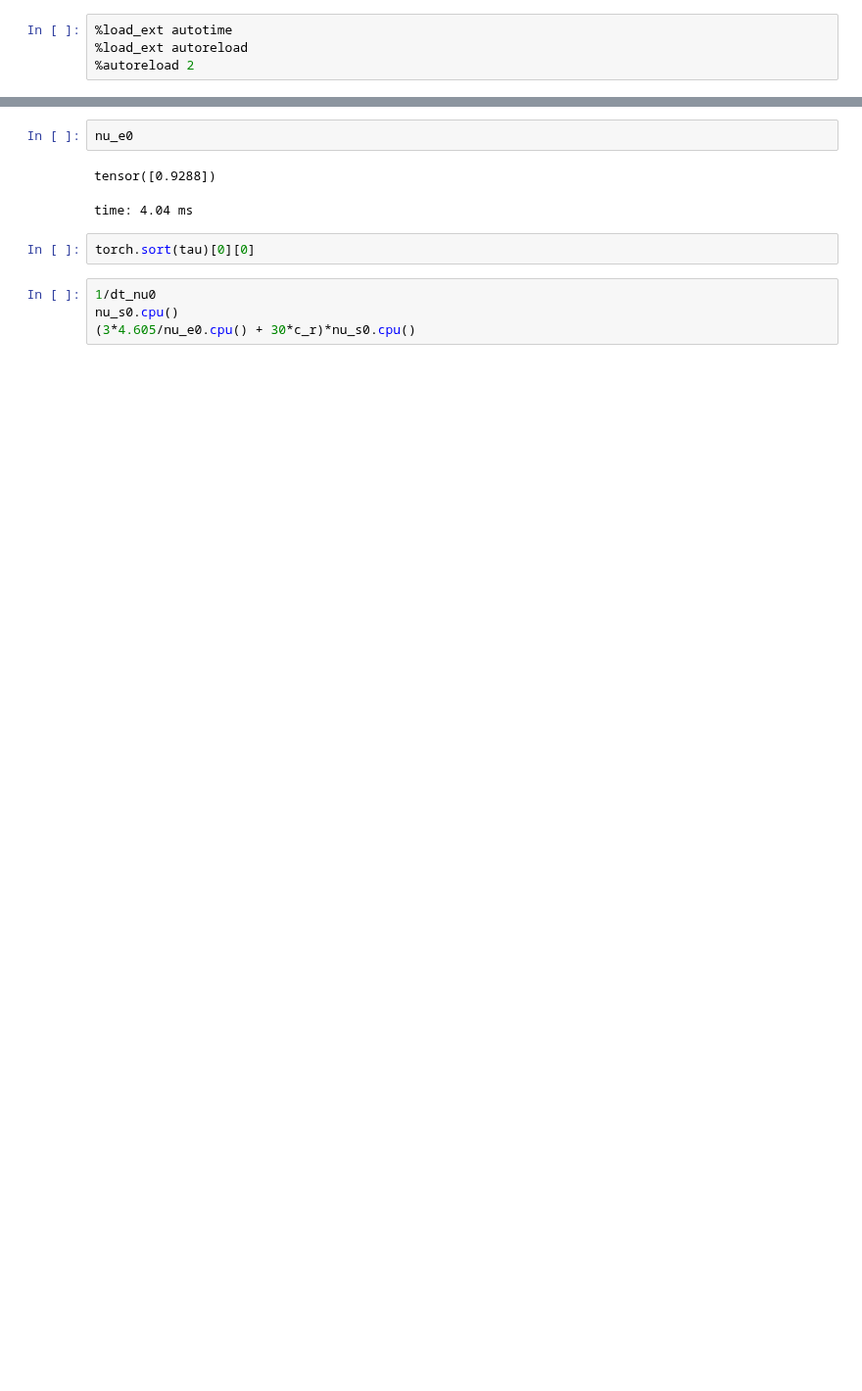
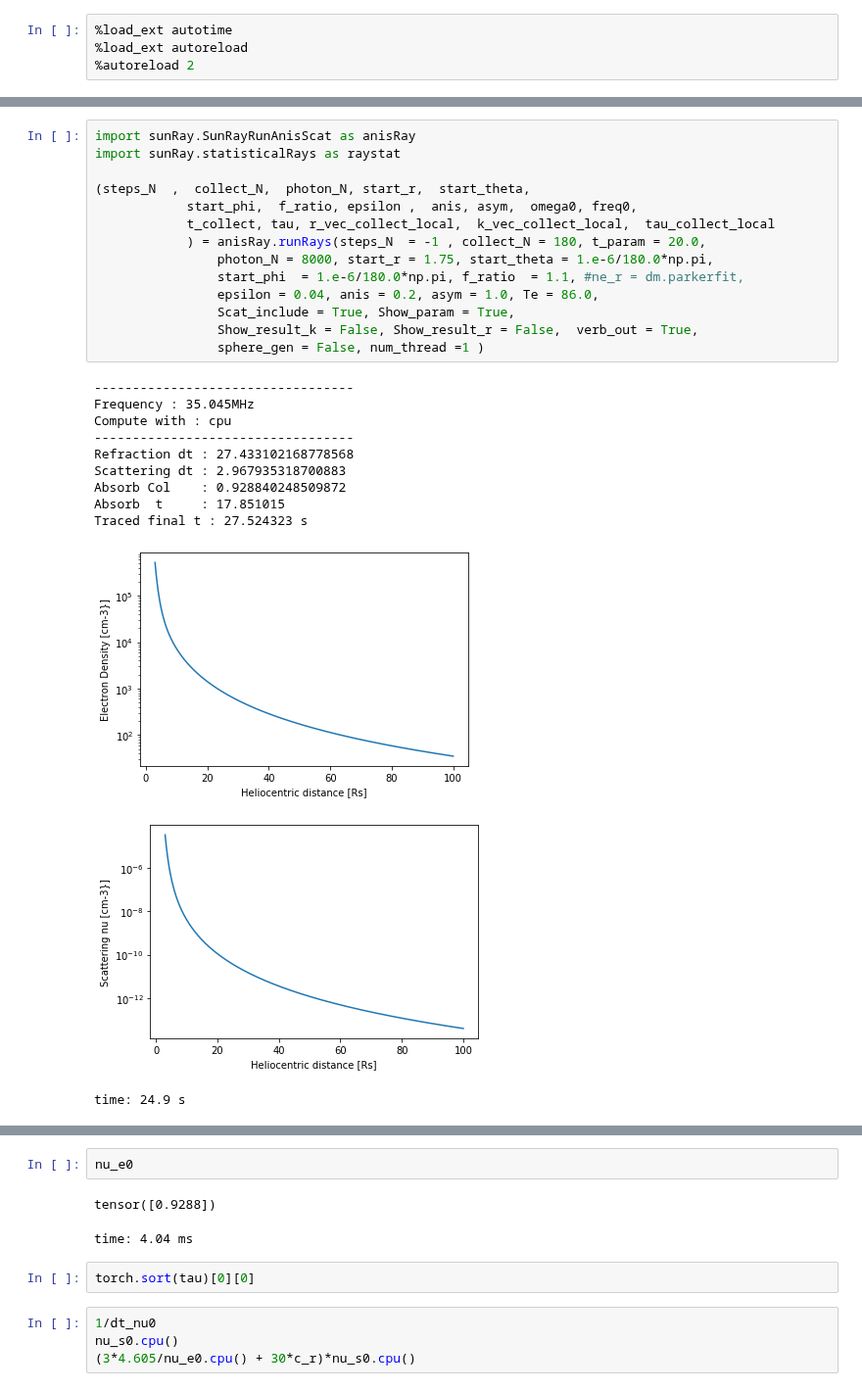
Before and after one commit to peijin94/SunRay, a Jupyter notebook: ray_scat_test.ipynb, the cells around one changed output, grey strips where cells are left out. Shown at 98% size. Drawn from its saved outputs; the diff is of its cells as text; blank space fills up the shorter version.

```diff
--- a/ray_scat_test.ipynb
+++ b/ray_scat_test.ipynb
@@ -16,0 +17,27 @@ time: 143 ms
+# %%
+import sunRay.SunRayRunAnisScat as anisRay
+import sunRay.statisticalRays as raystat
+
+(steps_N  ,  collect_N,  photon_N, start_r,  start_theta,
+            start_phi,  f_ratio, epsilon ,  anis, asym,  omega0, freq0,
+            t_collect, tau, r_vec_collect_local,  k_vec_collect_local,  tau_collect_local
+            ) = anisRay.runRays(steps_N  = -1 , collect_N = 180, t_param = 20.0,
+                photon_N = 8000, start_r = 1.75, start_theta = 1.e-6/180.0*np.pi,
+                start_phi  = 1.e-6/180.0*np.pi, f_ratio  = 1.1, #ne_r = dm.parkerfit,
+                epsilon = 0.04, anis = 0.2, asym = 1.0, Te = 86.0,
+                Scat_include = True, Show_param = True,
+                Show_result_k = False, Show_result_r = False,  verb_out = True,
+                sphere_gen = False, num_thread =1 )
+# %% [output]
+----------------------------------
+Frequency : 35.045MHz
+Compute with : cpu
+----------------------------------
+Refraction dt : 27.433102168778568
+Scattering dt : 2.967935318700883
+Absorb Col    : 0.928840248509872
+Absorb  t     : 17.851015
+Traced final t : 27.524323 s
+[figure, added]
+[figure, added]
+time: 24.9 s
```
Also changed, not shown: parts of 5 cells of this notebook, 3 other files.
